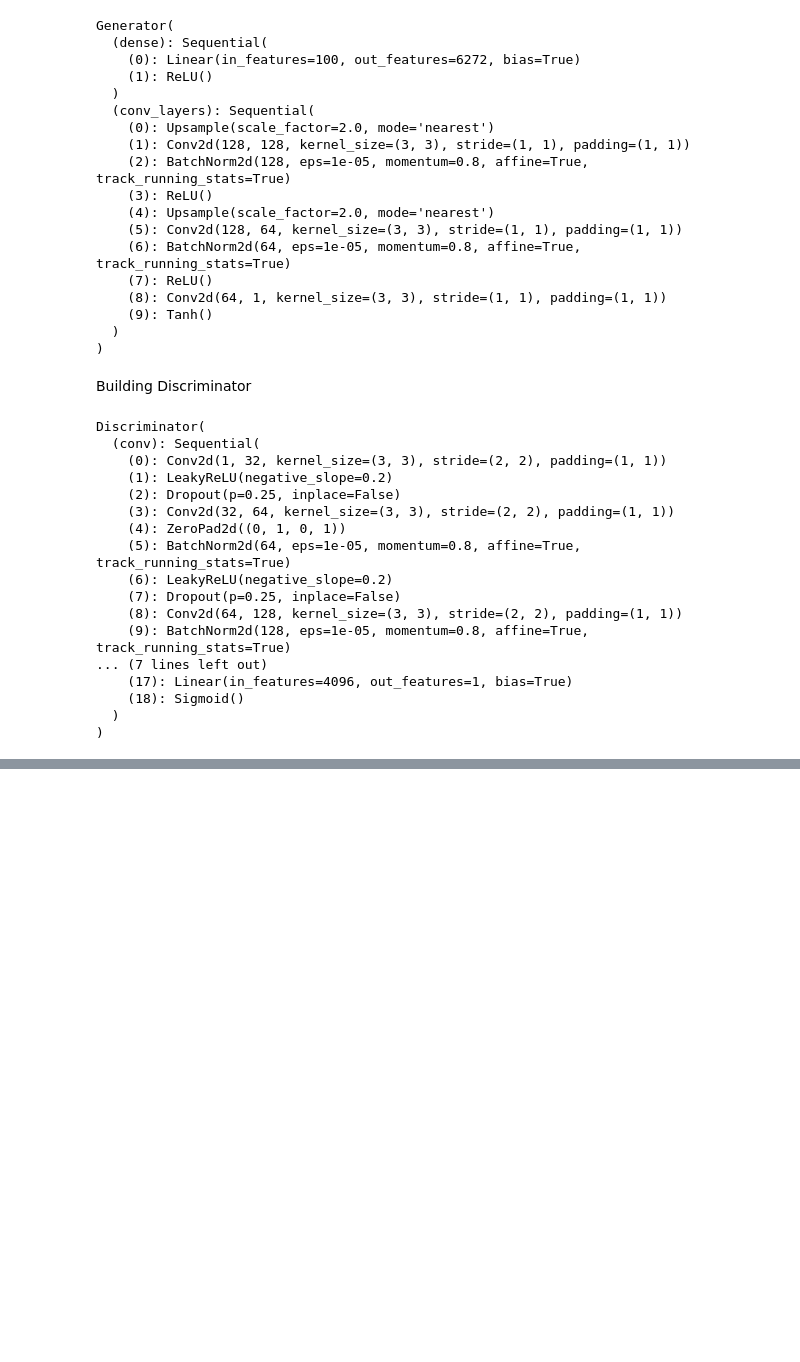
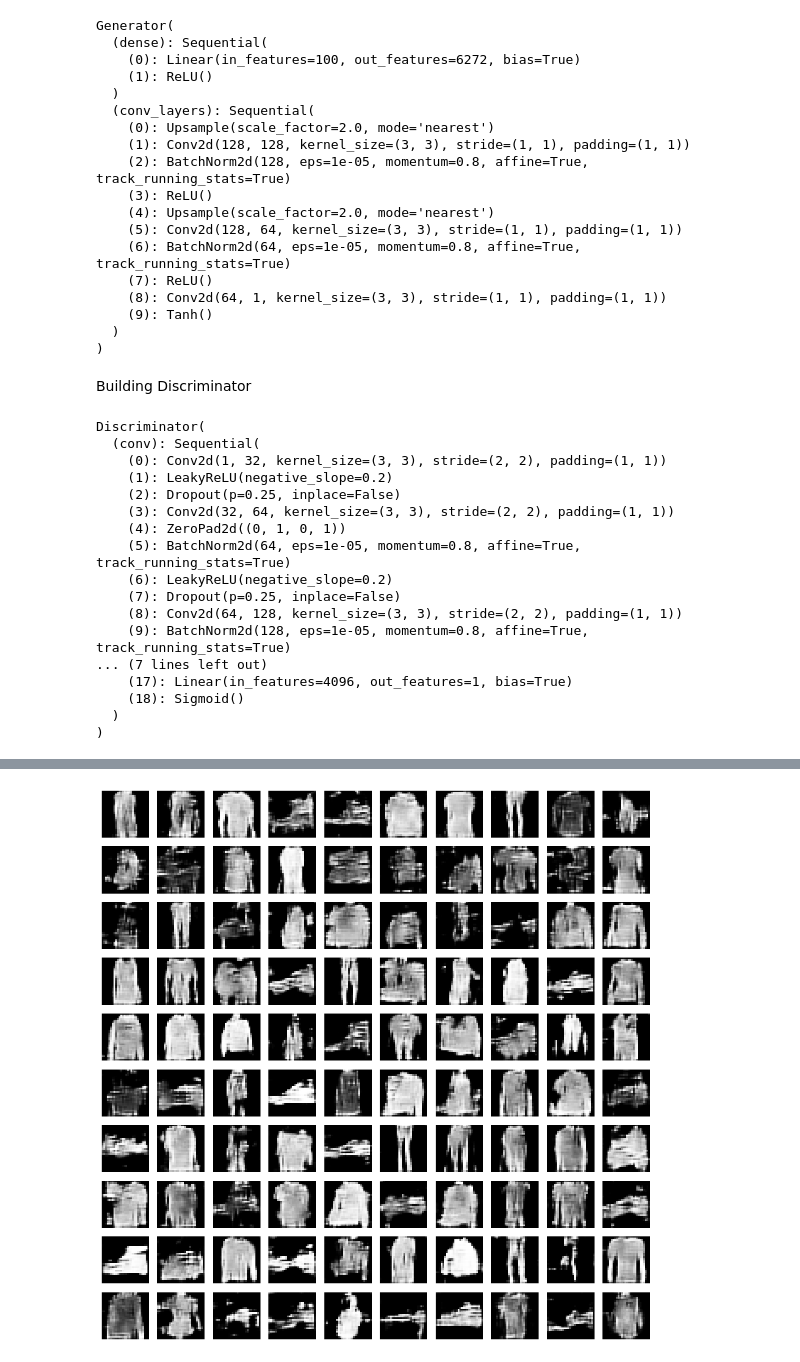
Before and after one commit to ahmedmabrook/DCGAN, a Jupyter notebook: DCGAN.ipynb, the cells around one changed output, grey strips where cells are left out. Saved outputs shown, nothing was run; the diff lists cells and outputs as text; code cells hidden in the pictures; blank space fills up the shorter version.

```diff
--- a/DCGAN.ipynb
+++ b/DCGAN.ipynb
@@ -139,3 +189,7 @@ Discriminator(
     (18): Sigmoid()
   )
 )
+# %%
+loss_func = nn.BCELoss()
+optimizer_G = optim.Adam(gen.parameters(), lr=0.0002, betas=(0.5, 0.999))
+optimizer_D = optim.Adam(disc.parameters(), lr=0.0002, betas=(0.5, 0.999))
@@ -141,0 +227,90 @@ Discriminator(
+# %%
+# Create a dictionary to store the logs
+history = {
+    'D_losses': [],
+    'G_losses': [],
+    'D_real_scores': [], # What D thinks of Real images (should be close to 1)
+    'D_fake_scores': []  # What D thinks of Fake images (should be close to 0 initially)
+}
+
+def train_with_logging(epochs, save_interval=10):
+    print(f"{'Epoch':<8} | {'D Loss':<10} | {'G Loss':<10} | {'D(x) Real':<10} | {'D(G(z)) Fake':<12}")
+    print("-" * 65)
+
+    for epoch in range(epochs):
+        # accumulated scores for this epoch
+        epoch_d_loss = 0
+        epoch_g_loss = 0
+        epoch_d_real_score = 0
+        epoch_d_fake_score = 0
+
+        for i, (imgs, _) in enumerate(dataloader):
+            batch_size = imgs.shape[0]
+            real_imgs = imgs.to(device)
+            valid = torch.ones(batch_size, 1, device=device)
+            fake = torch.zeros(batch_size, 1, device=device)
+
+            # --- LOGGING INPUTS (Just once for the very first batch) ---
+            if epoch == 0 and i == 0:
+                print("\n--- NETWORK INSPECTION (First Batch) ---")
+                print(f"1. gen Input (Noise): {batch_size} vectors of size 100")
+                print(f"2. gen Output (Fake Imgs): {batch_size} images of size {real_imgs.shape[1:]}")
+                print(f"3. disc Input: Images of size {real_imgs.shape[1:]}")
+                print("------------------------------------------\n")
+
+            # ---------------------
+            #  TRAIN disc
+            # ---------------------
+            optimizer_D.zero_grad()
+
+            # Real Images
+            real_pred = disc(real_imgs) # D output for Real
+            d_loss_real = loss_func(real_pred, valid)
+
+            # Fake Images
+            noise = torch.randn(batch_size, 100, device=device) # G Input
+            gen_imgs = gen(noise) # G Output
+            fake_pred = disc(gen_imgs.detach()) # D output for Fake
+            d_loss_fake = loss_func(fake_pred, fake)
+
+            d_loss = (d_loss_real + d_loss_fake) / 2
+            d_loss.backward()
+            optimizer_D.step()
+
+            # -----------------
+            #  TRAIN gen
+            # -----------------
+            optimizer_G.zero_grad()
+            validity = disc(gen_imgs)
+            g_loss = loss_func(validity, valid)
+            g_loss.backward()
+            optimizer_G.step()
+
+            # --- COLLECT STATS ---
+            epoch_d_loss += d_loss.item()
+            epoch_g_loss += g_loss.item()
+            epoch_d_real_score += real_pred.mean().item() # Avg score for real images
+            epoch_d_fake_score += fake_pred.mean().item() # Avg score for fake images
+
+        # --- END OF EPOCH LOGGING ---
+        # Calculate averages for the whole epoch
+        num_batches = len(dataloader)
+        avg_d_loss = epoch_d_loss / num_batches
+        avg_g_loss = epoch_g_loss / num_batches
+        avg_real_score = epoch_d_real_score / num_batches
+        avg_fake_score = epoch_d_fake_score / num_batches
+
+        # Store in history
+        history['D_losses'].append(avg_d_loss)
+        history['G_losses'].append(avg_g_loss)
+        history['D_real_scores'].append(avg_real_score)
+        history['D_fake_scores'].append(avg_fake_score)
+
+        print(f"{epoch:<8} | {avg_d_loss:.4f}     | {avg_g_loss:.4f}     | {avg_real_score:.4f}     | {avg_fake_score:.4f}")
+
+        if epoch % save_interval == 0:
+            plot_generated_images(epoch, gen)
+
+# Run it!
+train_with_logging(epochs=20, save_interval=2)
+# %% [output]
@@ -141,0 +327 @@ Discriminator(
+[figure, added]
```
Also changed, not shown: parts of 7 cells of this notebook.
